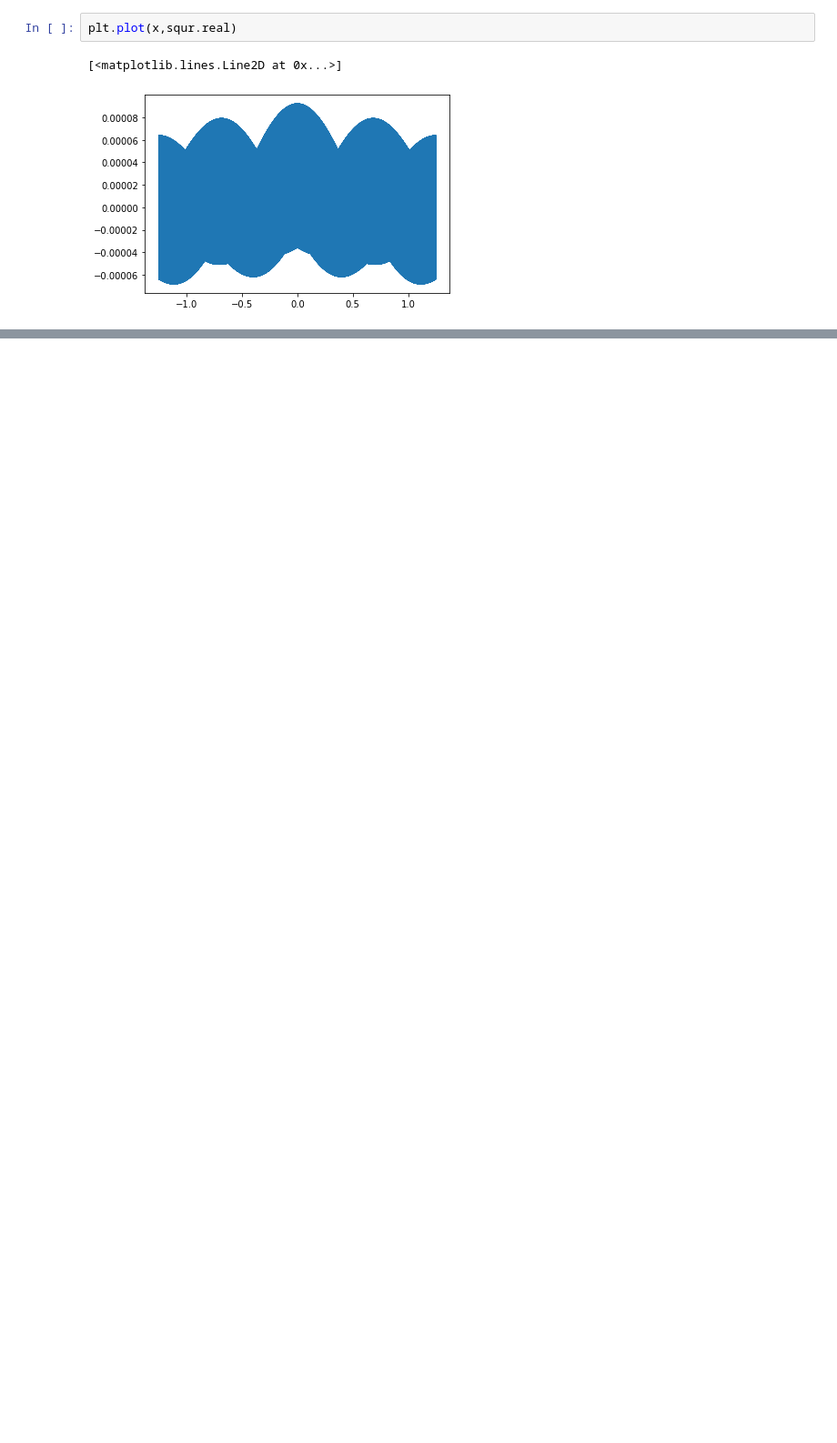
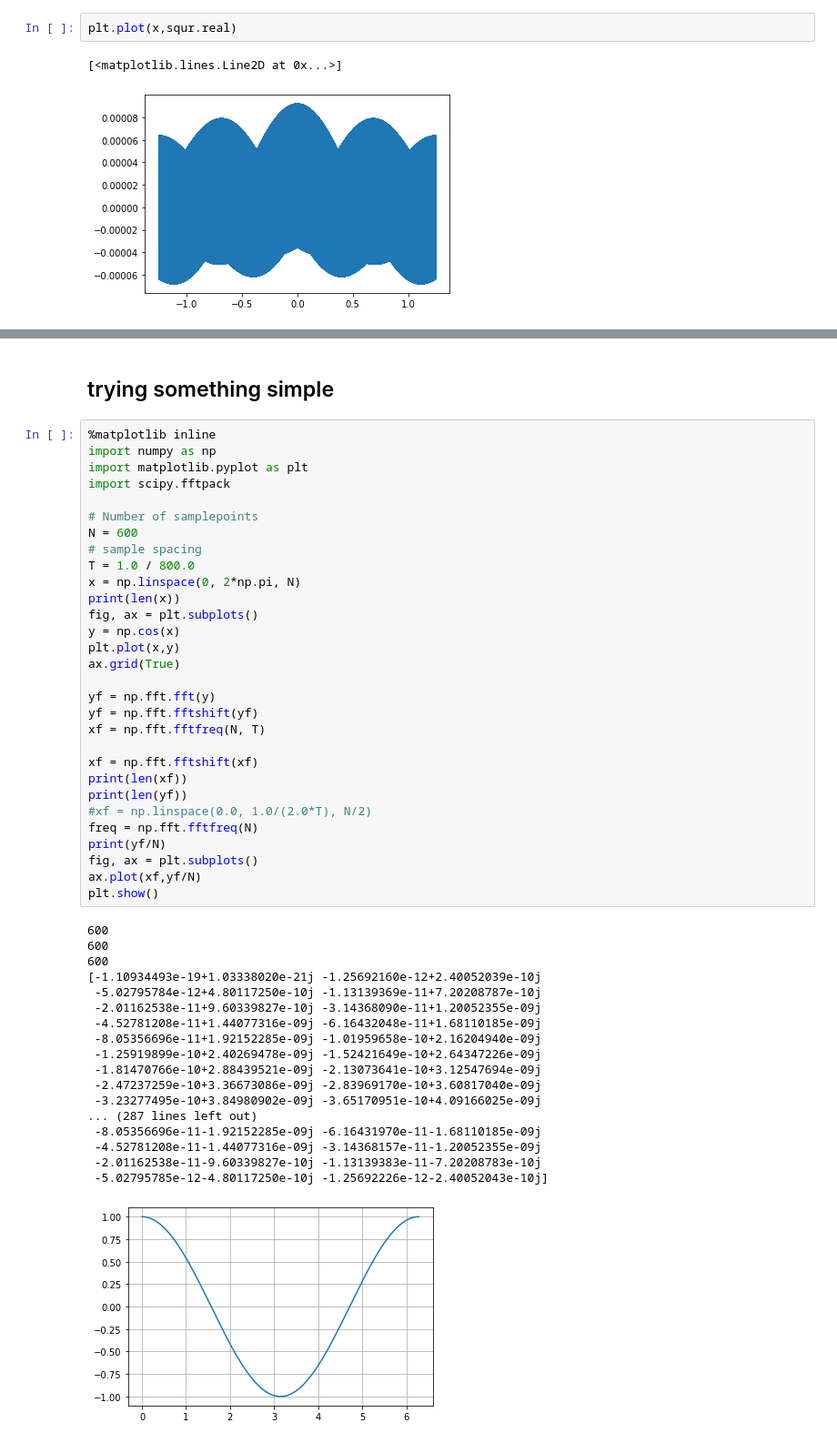
Before and after one commit to CiTRuS93/Signals-and-Systems-Course, a Jupyter notebook: Untitled.ipynb, the cells around one changed output, grey strips where cells are left out. Shown at 91% size. Cells and saved outputs as stored; diff of their text form; blank space fills up the shorter version.

```diff
--- a/Untitled.ipynb
+++ b/Untitled.ipynb
@@ -93,0 +98,51 @@ plt.plot(y,x)
+# %% [markdown]
+## trying something simple
+# %%
+%matplotlib inline
+import numpy as np
+import matplotlib.pyplot as plt
+import scipy.fftpack
+
+# Number of samplepoints
+N = 600
+# sample spacing
+T = 1.0 / 800.0
+x = np.linspace(0, 2*np.pi, N)
+print(len(x))
+fig, ax = plt.subplots()
+y = np.cos(x)
+plt.plot(x,y)
+ax.grid(True)
+
+yf = np.fft.fft(y)
+yf = np.fft.fftshift(yf)
+xf = np.fft.fftfreq(N, T)
+
+xf = np.fft.fftshift(xf)
+print(len(xf))
+print(len(yf))
+#xf = np.linspace(0.0, 1.0/(2.0*T), N/2)
+freq = np.fft.fftfreq(N)
+print(yf/N)
+fig, ax = plt.subplots()
+ax.plot(xf,yf/N)
+plt.show()
+# %% [output]
+600
+600
+600
+[-1.10934493e-19+1.03338020e-21j -1.25692160e-12+2.40052039e-10j
+ -5.02795784e-12+4.80117250e-10j -1.13139369e-11+7.20208787e-10j
+ -2.01162538e-11+9.60339827e-10j -3.14368090e-11+1.20052355e-09j
+ -4.52781208e-11+1.44077316e-09j -6.16432048e-11+1.68110185e-09j
+ -8.05356696e-11+1.92152285e-09j -1.01959658e-10+2.16204940e-09j
+ -1.25919899e-10+2.40269478e-09j -1.52421649e-10+2.64347226e-09j
+ -1.81470766e-10+2.88439521e-09j -2.13073641e-10+3.12547694e-09j
+ -2.47237259e-10+3.36673086e-09j -2.83969170e-10+3.60817040e-09j
+ -3.23277495e-10+3.84980902e-09j -3.65170951e-10+4.09166025e-09j
+... (287 lines left out)
+ -8.05356696e-11-1.92152285e-09j -6.16431970e-11-1.68110185e-09j
+ -4.52781208e-11-1.44077316e-09j -3.14368157e-11-1.20052355e-09j
+ -2.01162538e-11-9.60339827e-10j -1.13139383e-11-7.20208783e-10j
+ -5.02795785e-12-4.80117250e-10j -1.25692226e-12-2.40052043e-10j]
+[figure, added]
```
Also changed, not shown: parts of 13 cells of this notebook.
